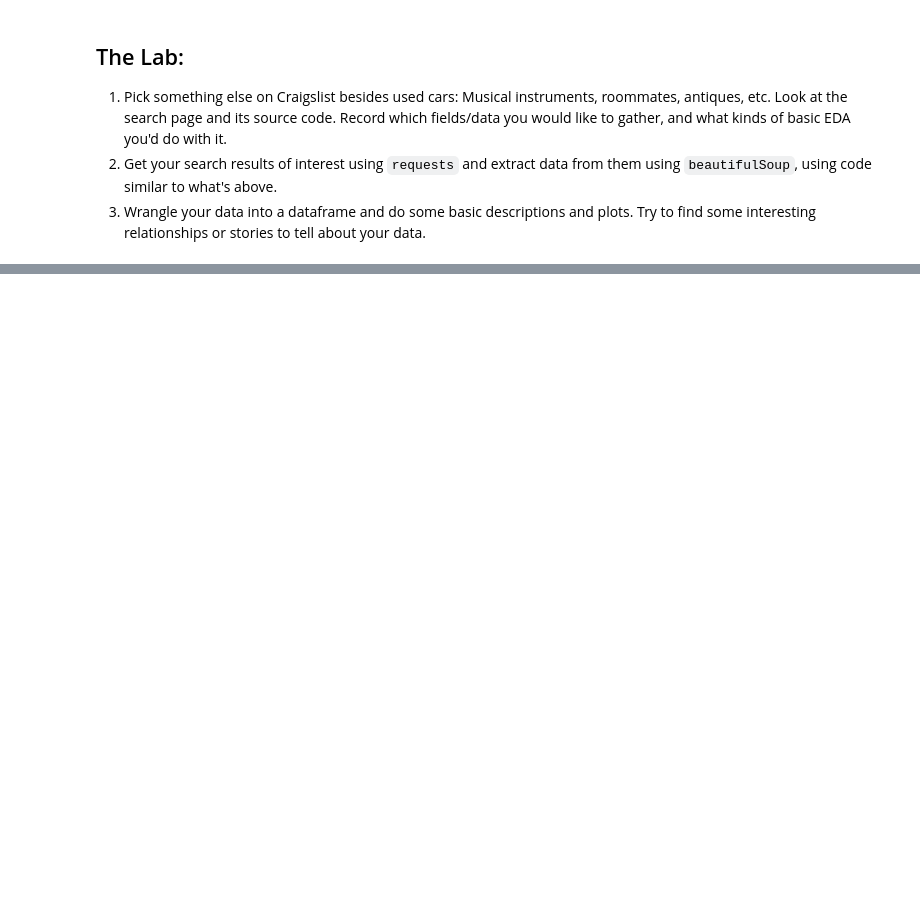
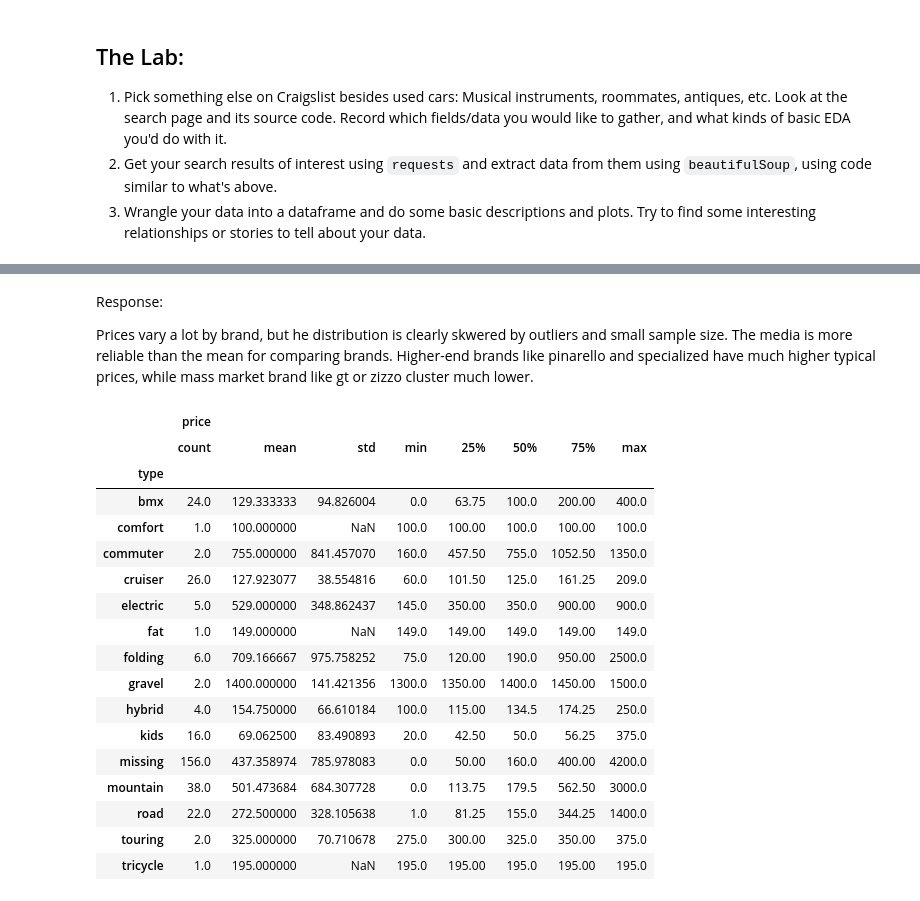
Before and after one commit to UVA-DS-CP/DS3001-SP26, a Jupyter notebook: wrangling/lab/lab_notebook.ipynb, the cells around one changed output, grey strips where cells are left out. Cells and saved outputs as stored; diff of their text form; code cells hidden in the pictures; blank space fills up the shorter version.

```diff
--- a/wrangling/lab/lab_notebook.ipynb
+++ b/wrangling/lab/lab_notebook.ipynb
@@ -209,0 +449,26 @@ log_age    -0.376511  1.000000
+# %% [markdown]
+Response:
+
+Prices vary a lot by brand, but he distribution is clearly skwered by outliers and small sample size. The media is more reliable than the mean for comparing brands. Higher-end brands like pinarello and specialized have much higher typical prices, while mass market brand like gt or zizzo cluster much lower.
+# %%
+# Price by type:
+df2.loc[:,['price','type']].groupby('type').describe()
+# %% [output]
+|  | price |  |  |  |  |  |  |  |
+|  | count | mean | std | min | 25% | 50% | 75% | max |
+| type |  |  |  |  |  |  |  |  |
+| bmx | 24.0 | 129.333333 | 94.826004 | 0.0 | 63.75 | 100.0 | 200.00 | 400.0 |
+| comfort | 1.0 | 100.000000 | NaN | 100.0 | 100.00 | 100.0 | 100.00 | 100.0 |
+| commuter | 2.0 | 755.000000 | 841.457070 | 160.0 | 457.50 | 755.0 | 1052.50 | 1350.0 |
+| cruiser | 26.0 | 127.923077 | 38.554816 | 60.0 | 101.50 | 125.0 | 161.25 | 209.0 |
+| electric | 5.0 | 529.000000 | 348.862437 | 145.0 | 350.00 | 350.0 | 900.00 | 900.0 |
+| fat | 1.0 | 149.000000 | NaN | 149.0 | 149.00 | 149.0 | 149.00 | 149.0 |
+| folding | 6.0 | 709.166667 | 975.758252 | 75.0 | 120.00 | 190.0 | 950.00 | 2500.0 |
+| gravel | 2.0 | 1400.000000 | 141.421356 | 1300.0 | 1350.00 | 1400.0 | 1450.00 | 1500.0 |
+| hybrid | 4.0 | 154.750000 | 66.610184 | 100.0 | 115.00 | 134.5 | 174.25 | 250.0 |
+| kids | 16.0 | 69.062500 | 83.490893 | 20.0 | 42.50 | 50.0 | 56.25 | 375.0 |
+| missing | 156.0 | 437.358974 | 785.978083 | 0.0 | 50.00 | 160.0 | 400.00 | 4200.0 |
+| mountain | 38.0 | 501.473684 | 684.307728 | 0.0 | 113.75 | 179.5 | 562.50 | 3000.0 |
+| road | 22.0 | 272.500000 | 328.105638 | 1.0 | 81.25 | 155.0 | 344.25 | 1400.0 |
+| touring | 2.0 | 325.000000 | 70.710678 | 275.0 | 300.00 | 325.0 | 350.00 | 375.0 |
+| tricycle | 1.0 | 195.000000 | NaN | 195.0 | 195.00 | 195.0 | 195.00 | 195.0 |
```
Also changed, not shown: parts of 21 cells of this notebook, 1 other file.
